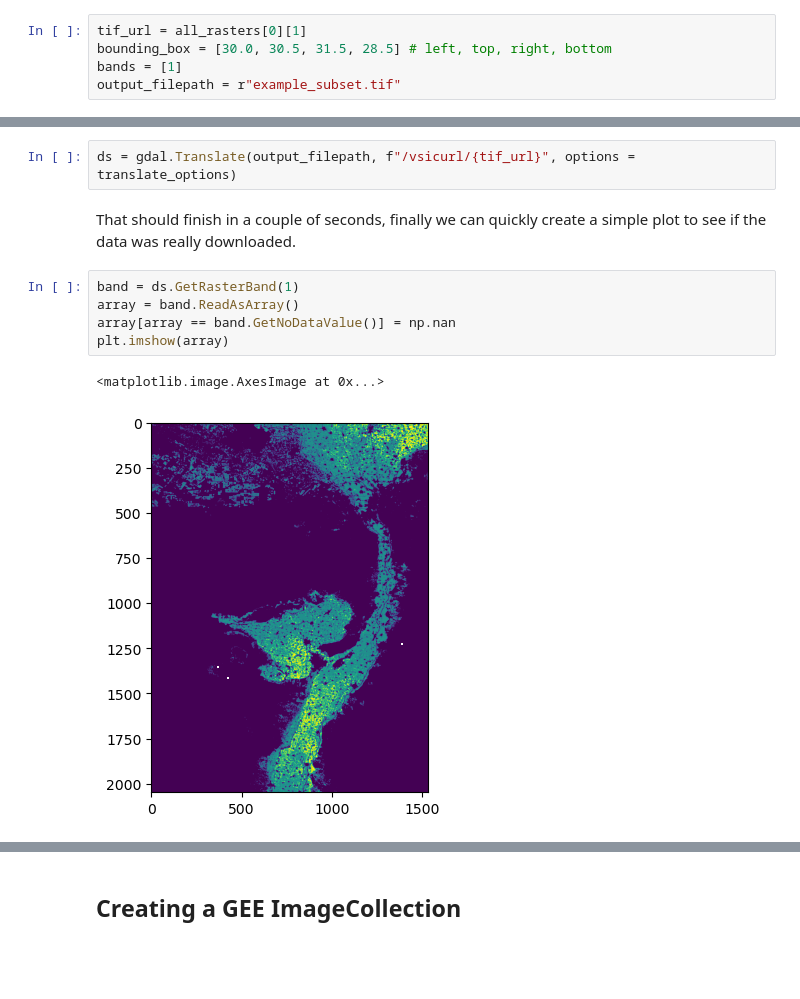
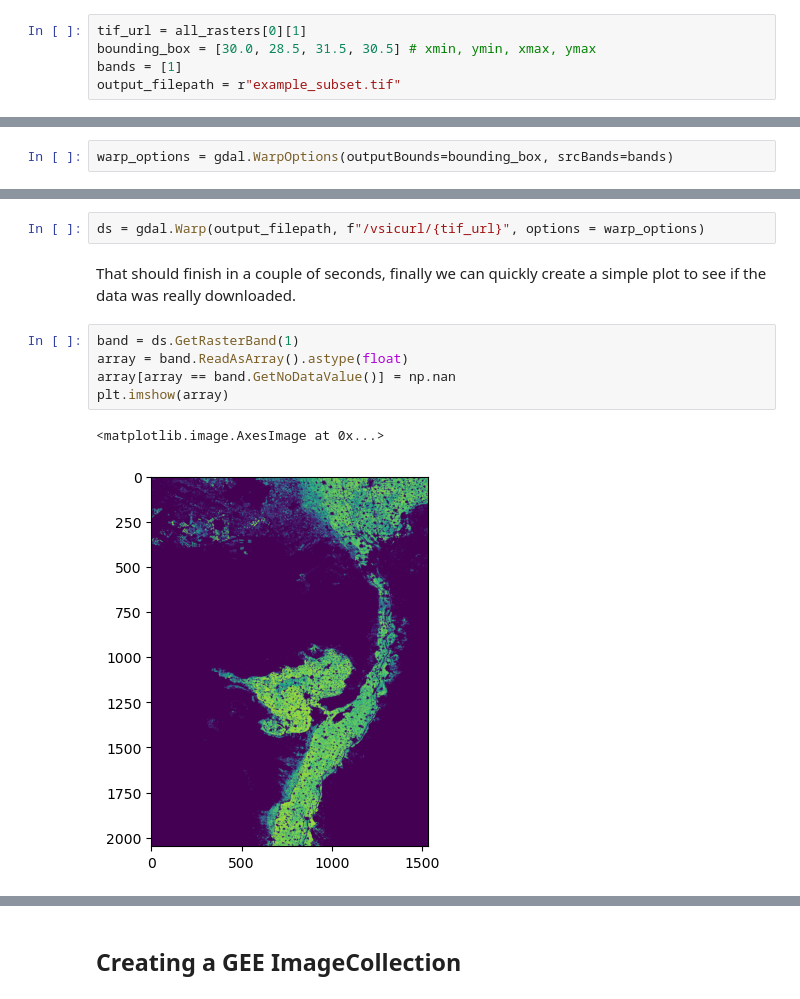
Before and after one commit to un-fao/FAO-Water-Applications, a Jupyter notebook: WaPOR/WaPORv3_API.ipynb, the cells around one changed output, grey strips where cells are left out. Drawn from its saved outputs; the diff is of its cells as text; blank space fills up the shorter version.

```diff
--- a/WaPOR/WaPORv3_API.ipynb
+++ b/WaPOR/WaPORv3_API.ipynb
@@ -96,6 +99,6 @@ Using the Python implementation of [gdal_translate](https://gdal.org/programs/gd
 # %%
 tif_url = all_rasters[0][1]
-bounding_box = [30.0, 30.5, 31.5, 28.5] # left, top, right, bottom
+bounding_box = [30.0, 28.5, 31.5, 30.5] # xmin, ymin, xmax, ymax
 bands = [1]
 output_filepath = r"example_subset.tif"
 # %% [markdown]
@@ -105 +106,3 @@ translate_options = gdal.TranslateOptions(projWin=bounding_box, bandList=bands,
+# %%
+warp_options = gdal.WarpOptions(outputBounds=bounding_box, srcBands=bands)
 # %% [markdown]
@@ -107,14 +110,14 @@ Next we can run `gdal.Translate`.
 
 > ⚠️ You'll see that we have to add a small string (`"/vsicurl/"`) in front of the URL we've found earlier, this is to tell `gdal` that we are not dealing with a normal local file, but with a file somewhere on a server (see [here](https://gdal.org/user/virtual_file_systems.html#gdal-virtual-file-systems-compressed-network-hosted-etc-vsimem-vsizip-vsitar-vsicurl) for more info).
 # %%
-ds = gdal.Translate(output_filepath, f"/vsicurl/{tif_url}", options = translate_options)
+ds = gdal.Warp(output_filepath, f"/vsicurl/{tif_url}", options = warp_options)
 # %% [markdown]
 That should finish in a couple of seconds, finally we can quickly create a simple plot to see if the data was really downloaded.
 # %%
 band = ds.GetRasterBand(1)
-array = band.ReadAsArray()
+array = band.ReadAsArray().astype(float)
 array[array == band.GetNoDataValue()] = np.nan
 plt.imshow(array)
 # %% [output]
 <matplotlib.image.AxesImage at 0x...>
-[figure, old version]
+[figure, new version]
```
Also changed, not shown: parts of 14 cells of this notebook.
